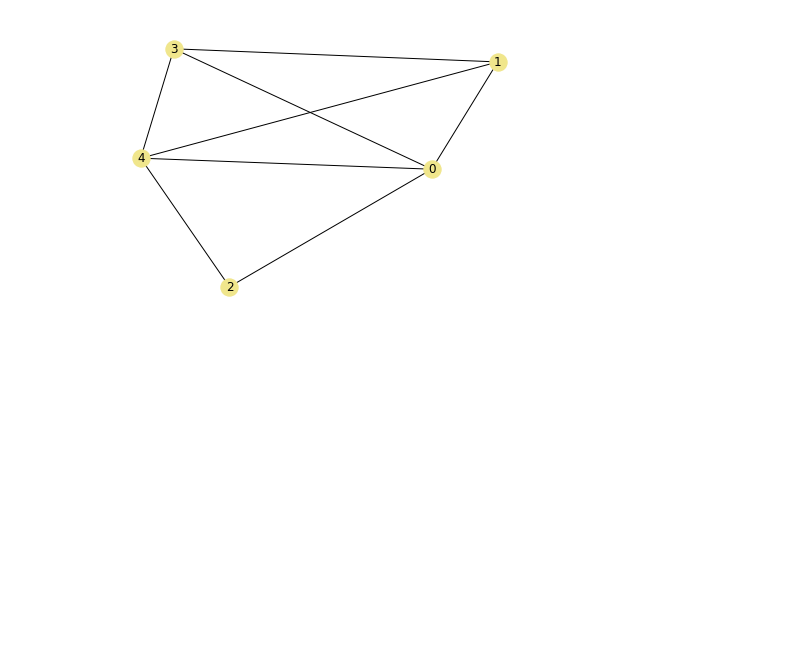
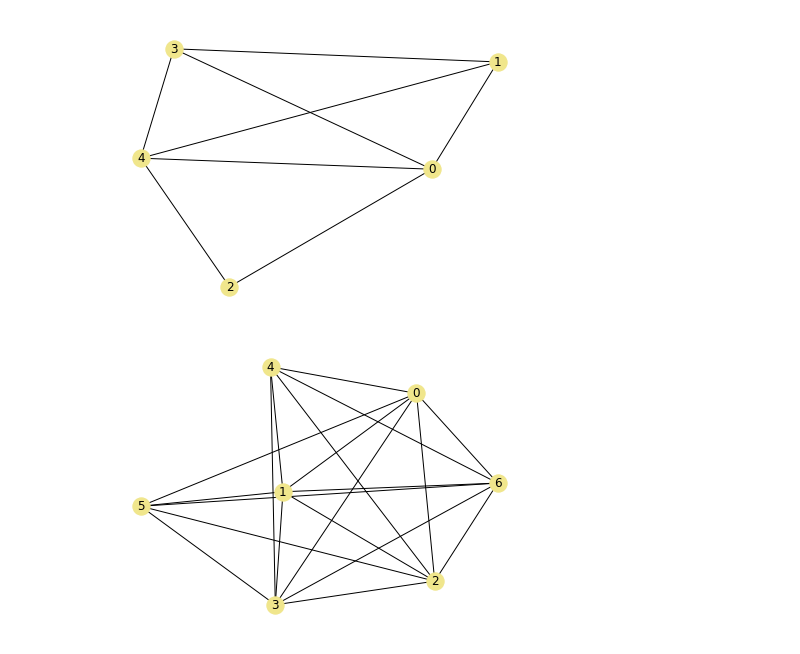
Before and after one commit to rahiakela/data-science-research-and-practice, a Jupyter notebook: case-study-5--predicting-future-friendships/01_graph_theory_and_network_analysis.ipynb, the cells around one changed output. Cells and saved outputs as stored; diff of their text form; code cells hidden in the pictures; blank space fills up the shorter version.

```diff
--- a/case-study-5--predicting-future-friendships/01_graph_theory_and_network_analysis.ipynb
+++ b/case-study-5--predicting-future-friendships/01_graph_theory_and_network_analysis.ipynb
@@ -423,15 +423,20 @@ plt.show()
 # %%
 # Modeling a second random county
 np.random.seed(0)
 
 def random_county(county_id):
   # Chooses the number of towns in the county at random from an integer range of 3 to 10
   num_towns = np.random.randint(3, 10)
   G = nx.Graph()
   nodes = [(node_id, {"county_id": county_id}) for node_id in range(num_towns)]
-  for node1 in nodes[:-1]:
-    for node2 in nodes[node1 + 1:]:
+  G.add_nodes_from(nodes)
+  for node1, _ in nodes[:-1]:
+    for node2, _ in nodes[node1 + 1:]:
       add_random_edge(G, node1, node2)
+  return G
 
-nx.draw(G, with_labels=True, node_color="khaki")
+G2 = random_county(1)
+nx.draw(G2, with_labels=True, node_color="khaki")
 plt.show()
+# %% [output]
+[figure, added]
```
Also changed, not shown: parts of 5 cells of this notebook.
